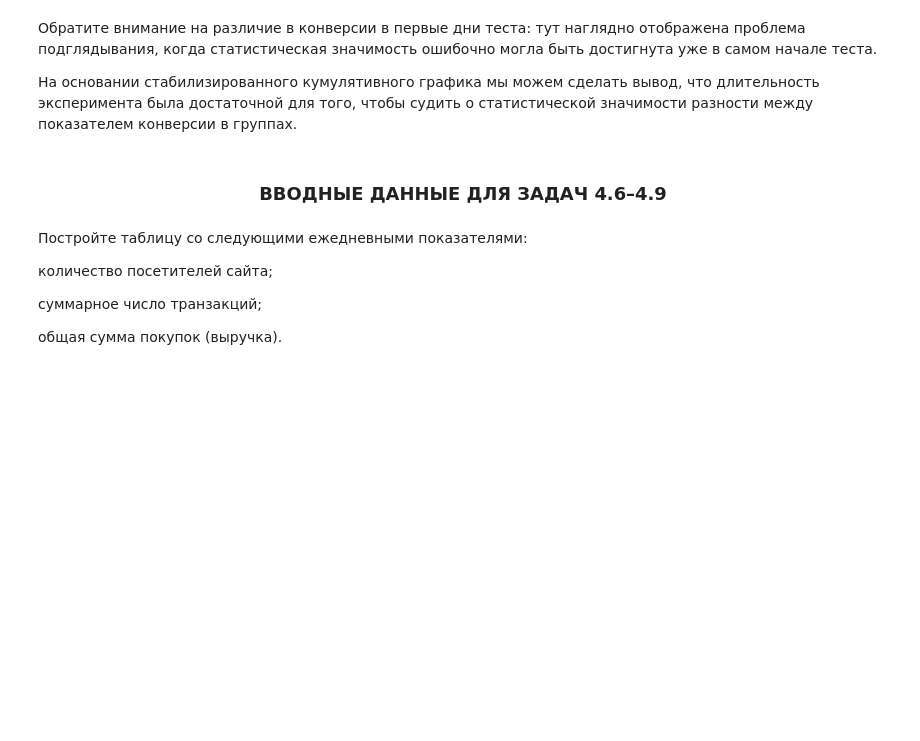
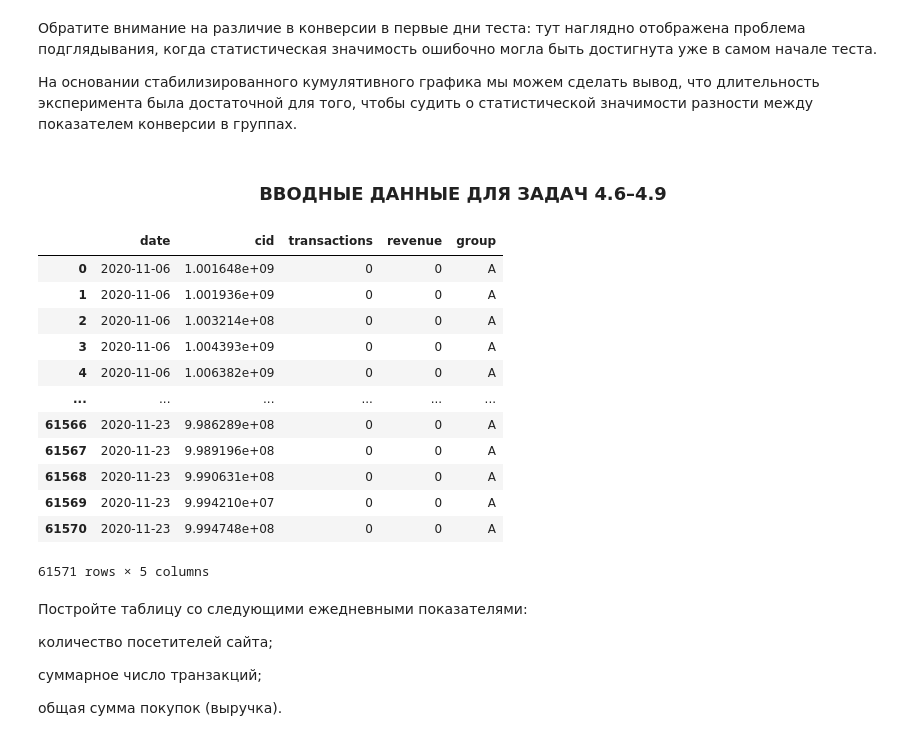
Before and after one commit to d3enjan/sf_data_science, a Jupyter notebook: skillfactory/EDA-5. A-B-тестирование/4.Анализ результатов A-B-тестирования кумулятивные метрик.ipynb, the cells around one changed output. Saved outputs shown, nothing was run; the diff lists cells and outputs as text; code cells hidden in the pictures; blank space fills up the shorter version.

```diff
--- a/skillfactory/EDA-5. A-B-тестирование/4.Анализ результатов A-B-тестирования кумулятивные метрик.ipynb
+++ b/skillfactory/EDA-5. A-B-тестирование/4.Анализ результатов A-B-тестирования кумулятивные метрик.ipynb
@@ -227,6 +227,22 @@ ax.grid(True);
 # %%
 sample_a = pd.read_csv('data/ab_test-redesign_sample_a.csv')
 sample_b = pd.read_csv('data/ab_test-redesign_sample_b.csv')
+# %%
+sample_a
+# %% [output]
+|  | date | cid | transactions | revenue | group |
+| 0 | 2020-11-06 | 1.001648e+09 | 0 | 0 | A |
+| 1 | 2020-11-06 | 1.001936e+09 | 0 | 0 | A |
+| 2 | 2020-11-06 | 1.003214e+08 | 0 | 0 | A |
+| 3 | 2020-11-06 | 1.004393e+09 | 0 | 0 | A |
+| 4 | 2020-11-06 | 1.006382e+09 | 0 | 0 | A |
+| ... | ... | ... | ... | ... | ... |
+| 61566 | 2020-11-23 | 9.986289e+08 | 0 | 0 | A |
+| 61567 | 2020-11-23 | 9.989196e+08 | 0 | 0 | A |
+| 61568 | 2020-11-23 | 9.990631e+08 | 0 | 0 | A |
+| 61569 | 2020-11-23 | 9.994210e+07 | 0 | 0 | A |
+| 61570 | 2020-11-23 | 9.994748e+08 | 0 | 0 | A |
+61571 rows × 5 columns
 # %%
 sample_a['date'] = pd.to_datetime(sample_a['date'], format='%Y-%m-%d')
 # %%
```
Also changed, not shown: parts of 4 cells of this notebook, 3 other files.
